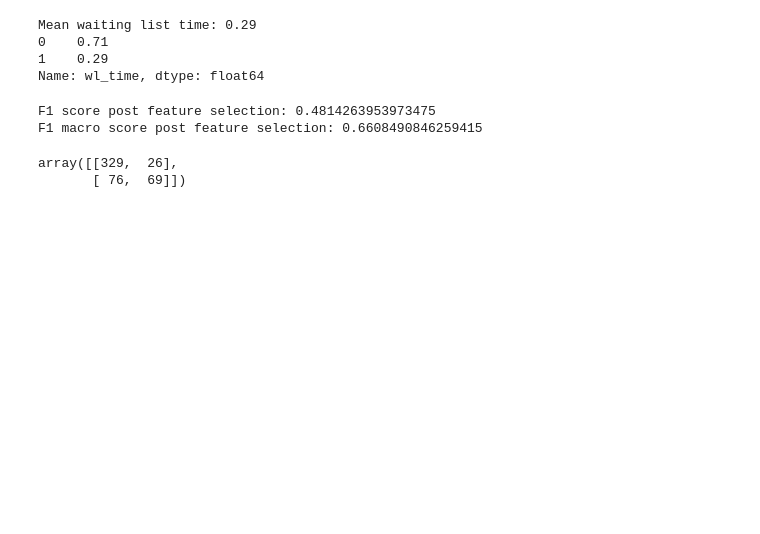
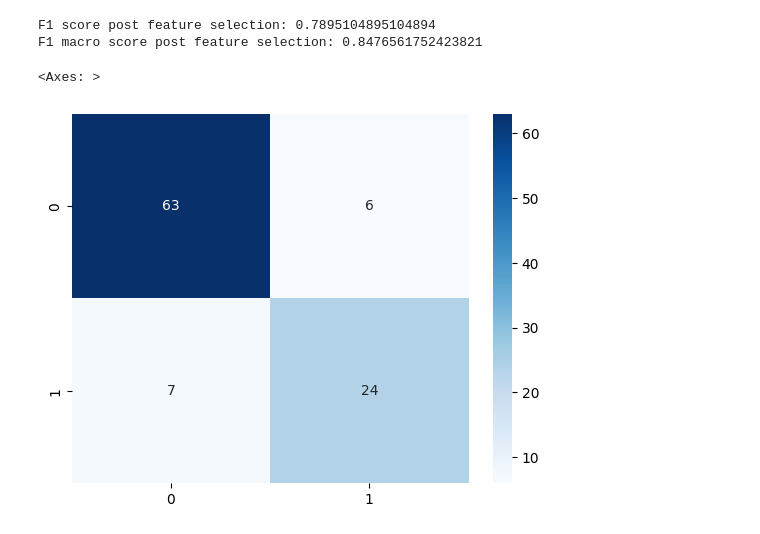
Before and after one commit to adicreson/time-to-heart-transplantation, a Jupyter notebook: week4/model 1/s4_post_feat_log.ipynb, the cells around one changed output. Saved outputs shown, nothing was run; the diff lists cells and outputs as text; code cells hidden in the pictures; blank space fills up the shorter version.

Commit message:
Finished model 1 pipeline

```diff
--- a/week4/model 1/s4_post_feat_log.ipynb
+++ b/week4/model 1/s4_post_feat_log.ipynb
@@ -5,34 +1,25 @@ df = pd.read_csv("../../Data/model_1_post_feat_selection.csv") #Choose correct p
-# %%
-mean_wl_time = df['wl_time'].mean()
-print(f"Mean waiting list time: {mean_wl_time}")
-
-df['wl_time'] = df['wl_time'].apply(lambda x: 0 if x < mean_wl_time else 1)
-print(df['wl_time'].value_counts(normalize=True))
-# %% [output]
-Mean waiting list time: 0.29
-0    0.71
-1    0.29
-Name: wl_time, dtype: float64
+# %%
+import os
+import pandas as pd
+
+base_dir = "../../Data"
+base_csv_path = os.path.join(base_dir, 'm1_post_feat_sel.csv')
+assert os.path.exists(base_csv_path), f"base {base_csv_path} does not exist"
+
+df = pd.read_csv(base_csv_path)
 # %%
 from sklearn.linear_model import LogisticRegression
 from sklearn.model_selection import cross_val_score
 from sklearn.preprocessing import StandardScaler
 from sklearn.metrics import confusion_matrix
-import seaborn as sns
 
-X = df.drop(['wl_time'], axis=1) #Remember to also drop the features that we're not chosen in the feature selection
+X = df.drop(['wl_time'], axis=1)
 y = df['wl_time']
 
-one_hot_cols = [col for col in df.columns if df[col].nunique() <= 10]
-columns_to_scale = [col for col in X.columns if col not in one_hot_cols]
-# scale all columns except the one-hot encoded ones
+columns_to_scale = [col for col in df.columns if df[col].nunique() > 2]
+
 scaler = StandardScaler()
 X[columns_to_scale] = scaler.fit_transform(X[columns_to_scale])
-# %% [output]
-F1 score post feature selection: 0.4814263953973475
-F1 macro score post feature selection: 0.6608490846259415
-array([[329,  26],
-       [ 76,  69]])
 # %%
 log = LogisticRegression(max_iter=1000)
 f1_scores = cross_val_score(log, X, y, cv=5, scoring='f1').mean()
@@ -40,7 +27,15 @@ f1_macro_scores = cross_val_score(log, X, y, cv=5, scoring='f1_macro').mean()
 
 print(f"F1 score post feature selection: {f1_scores}")
 print(f"F1 macro score post feature selection: {f1_macro_scores}")
-
-# plot confusion matrix using sns seaborn
-y_pred = cross_val_score(log, X, y, cv=5)
-sns.heatmap(confusion_matrix(y, y_pred), annot=True, cmap='Blues', fmt='g')
+# %% [output]
+F1 score post feature selection: 0.7895104895104894
+F1 macro score post feature selection: 0.8476561752423821
+# %%
+import seaborn as sns
+from sklearn.model_selection import cross_val_predict
+
+y_pred = cross_val_predict(log, X, y, cv=5)
+sns.heatmap(confusion_matrix(y, y_pred), annot=True, cmap='Blues', fmt='g')
+# %% [output]
+<Axes: >
+[figure, added]
```
Also changed, not shown: parts of 2 cells of this notebook, 3 other files.
